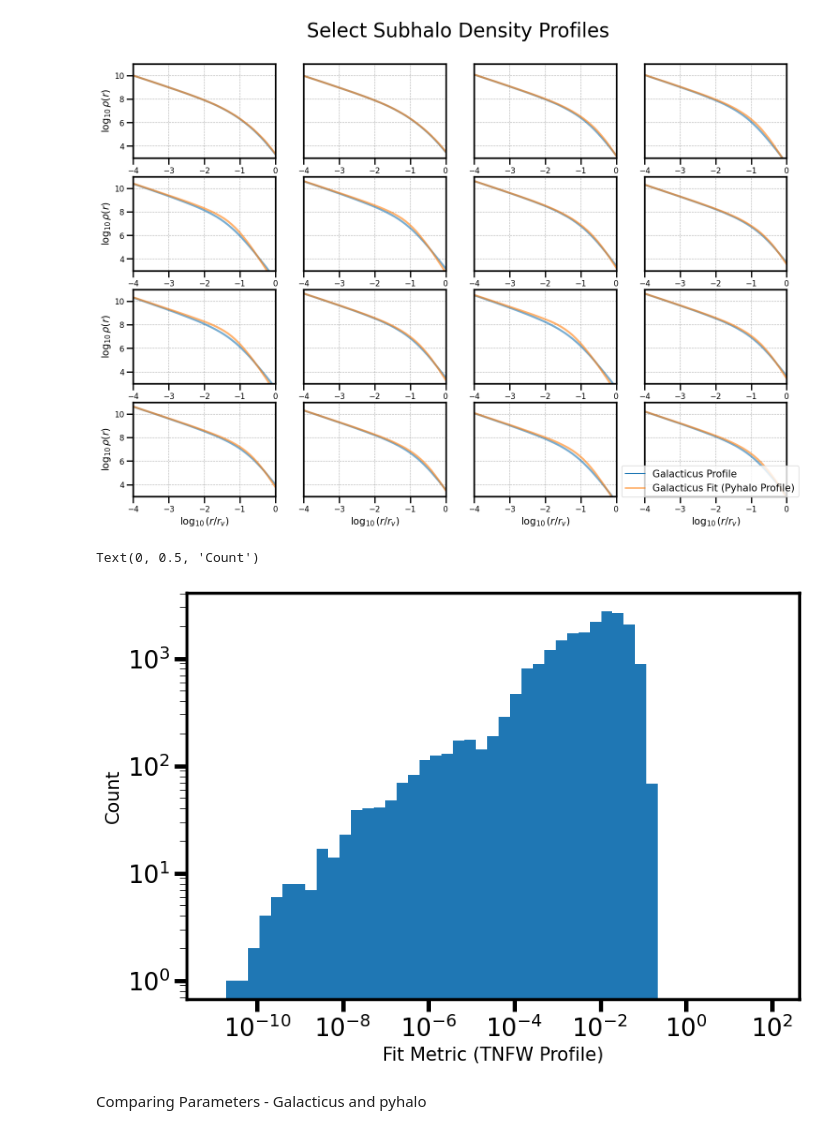
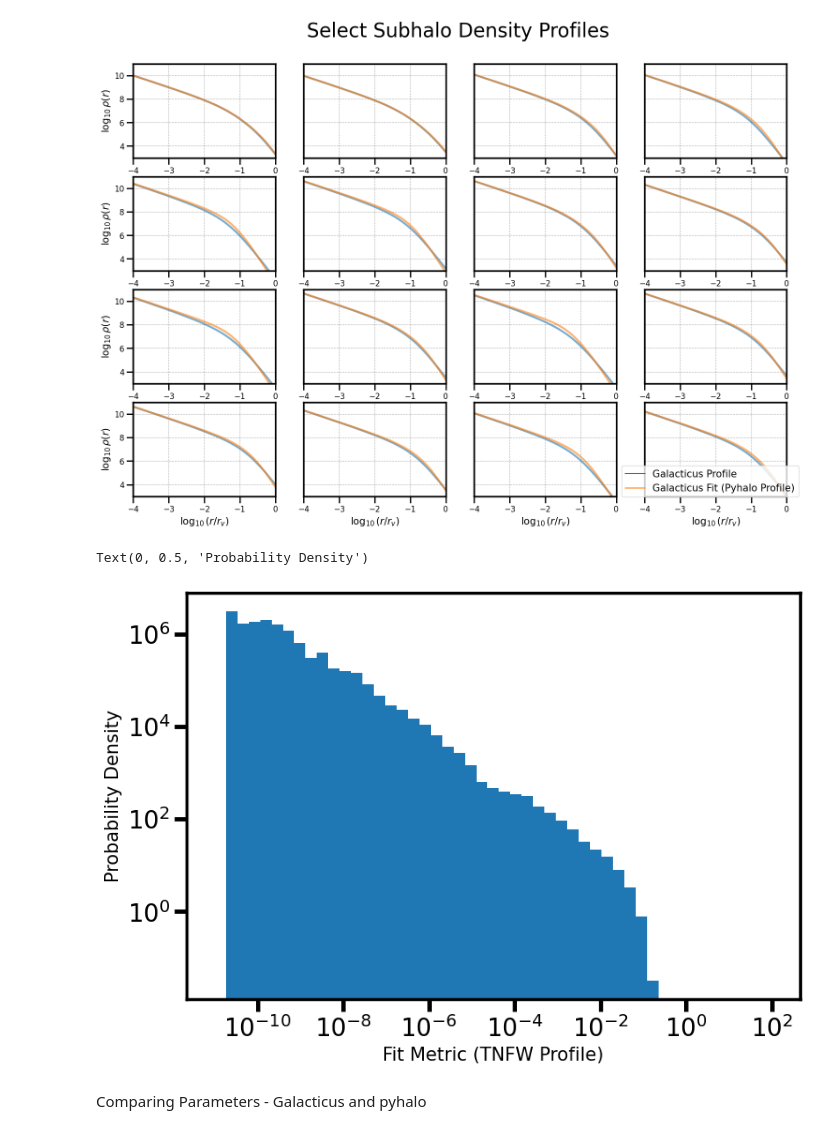
Before and after one commit to dangilman/pyHalo, a Jupyter notebook: example_notebooks/from_galacticus.ipynb, the cells around one changed output. Cells and saved outputs as stored; diff of their text form; code cells hidden in the pictures.

Commit message:
Changed Fit Metrit plot to be a plot of probability density.

```diff
--- a/example_notebooks/from_galacticus.ipynb
+++ b/example_notebooks/from_galacticus.ipynb
@@ -217,13 +217,13 @@ ax_main.legend(loc="lower right",fontsize=15)
 [figure]
 # %%
 fig, ax = plt.subplots(figsize=(9,6))
-ax.hist(nodedata['metricTidalTruncationNFW'], bins=np.logspace(-11,2))
+ax.hist(nodedata['metricTidalTruncationNFW'], bins=np.logspace(-11,2), density=True)
 ax.loglog()
 ax.set_xlabel("Fit Metric (TNFW Profile)",fontsize=15)
-ax.set_ylabel("Count",fontsize=15)
+ax.set_ylabel("Probability Density",fontsize=15)
 # %% [output]
-Text(0, 0.5, 'Count')
+Text(0, 0.5, 'Probability Density')
-[figure, old version]
+[figure, new version]
 # %% [markdown]
 Comparing Parameters - Galacticus and pyhalo
 # %%
```
Also changed, not shown: parts of 1 cell of this notebook.
